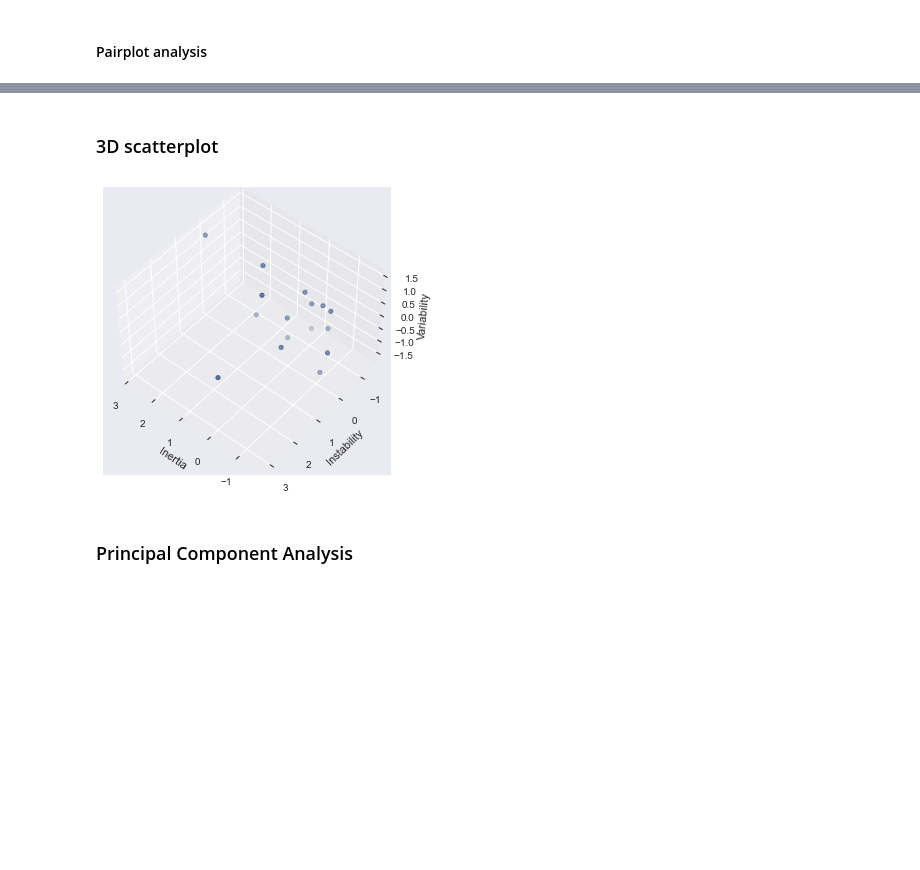
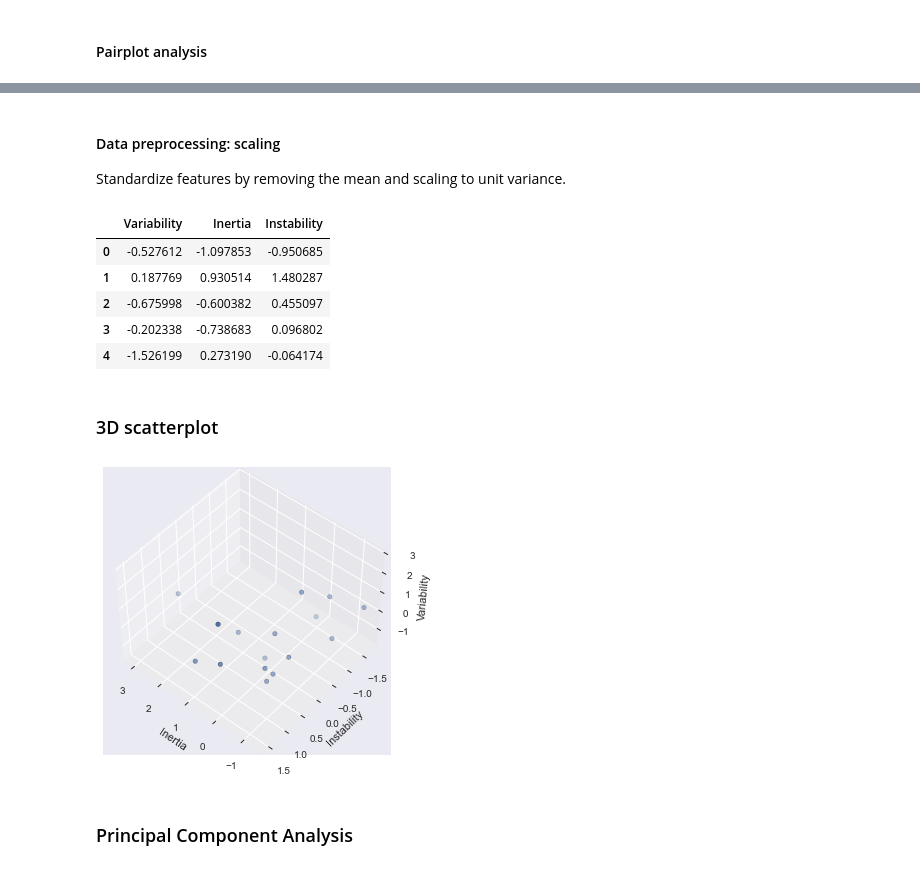
Before and after one commit to rubiarg/emotion-transitions, a Jupyter notebook: _build/jupyter_execute/feeltrace-clustering.ipynb, the cells around one changed output, grey strips where cells are left out. Cells and saved outputs as stored; diff of their text form; code cells hidden in the pictures; blank space fills up the shorter version.

```diff
--- a/_build/jupyter_execute/feeltrace-clustering.ipynb
+++ b/_build/jupyter_execute/feeltrace-clustering.ipynb
@@ -160,0 +172,16 @@ sns.pairplot(X);
+# %% [markdown]
+#### Data preprocessing: scaling
+Standardize features by removing the mean and scaling to unit variance.
+# %%
+from sklearn.preprocessing import StandardScaler
+scaler = StandardScaler()
+X_scaled = scaler.fit_transform(X)
+X_scaled = pd.DataFrame(X_scaled, columns={'Inertia', 'Instability', 'Variability'})
+X_scaled.head()
+# %% [output]
+|  | Variability | Inertia | Instability |
+| 0 | -0.527612 | -1.097853 | -0.950685 |
+| 1 | 0.187769 | 0.930514 | 1.480287 |
+| 2 | -0.675998 | -0.600382 | 0.455097 |
+| 3 | -0.202338 | -0.738683 | 0.096802 |
+| 4 | -1.526199 | 0.273190 | -0.064174 |
@@ -169,7 +199,7 @@ fig = plt.figure()
 ax = Axes3D(fig, rect=[0, 0, 0.95, 1], elev=48, azim=130, auto_add_to_figure=False)
 fig.add_axes(ax)
 
-ax.scatter(X_scaled[:, 0], X_scaled[:, 1], X_scaled[:, 2], cmap=plt.cm.nipy_spectral, edgecolor="k")
+ax.scatter(X_scaled.Inertia, X_scaled.Instability, X_scaled.Variability, cmap=plt.cm.nipy_spectral, edgecolor="k")
 
 ax.set_xlabel('Inertia')
 ax.set_ylabel('Instability')
@@ -177,7 +207,7 @@ ax.set_zlabel('Variability')
 
 plt.show()
 # %% [output]
-[figure, old version]
+[figure, new version]
 # %% [markdown]
 ### Principal Component Analysis
 # %%
```
Also changed, not shown: parts of 9 cells of this notebook, 36 other files.
